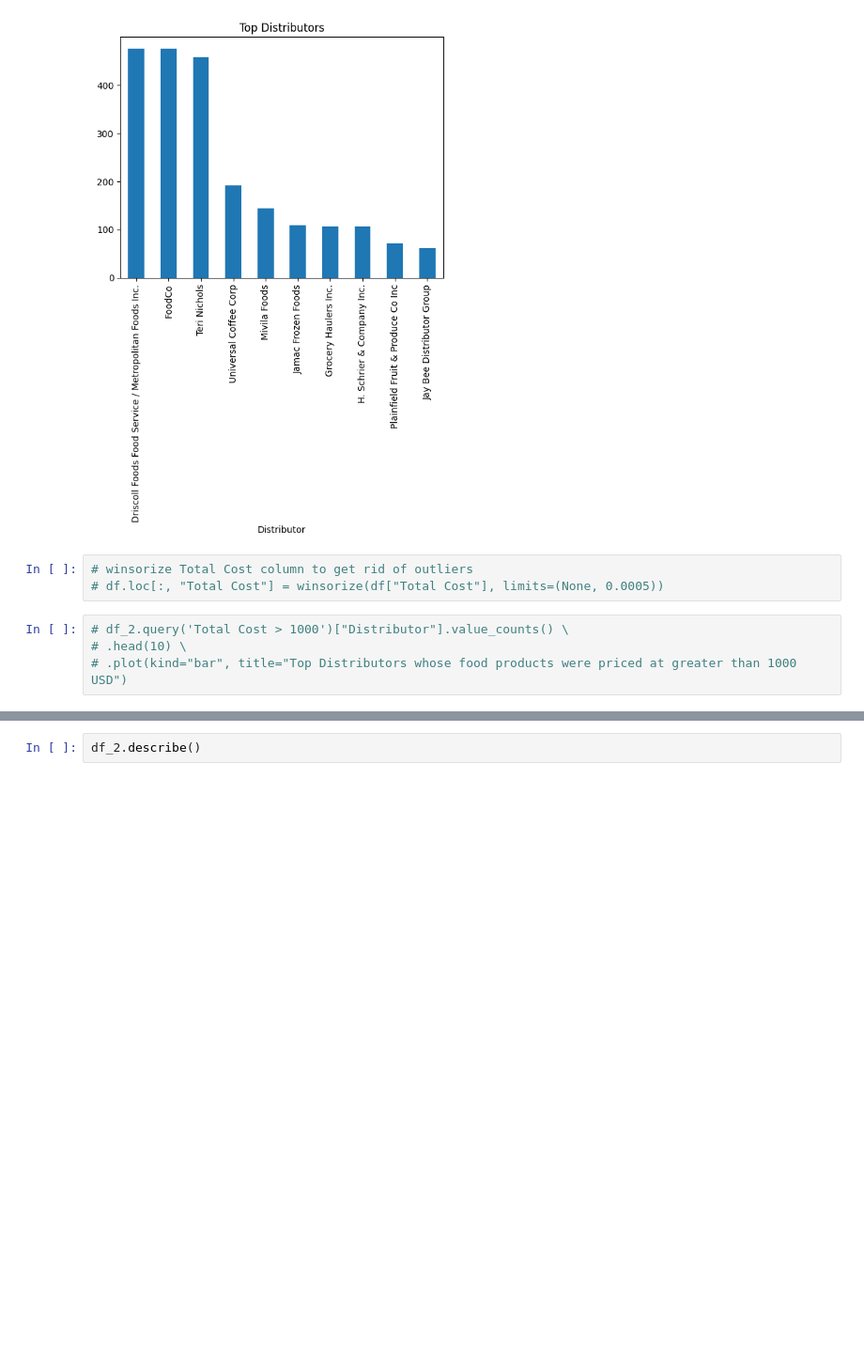
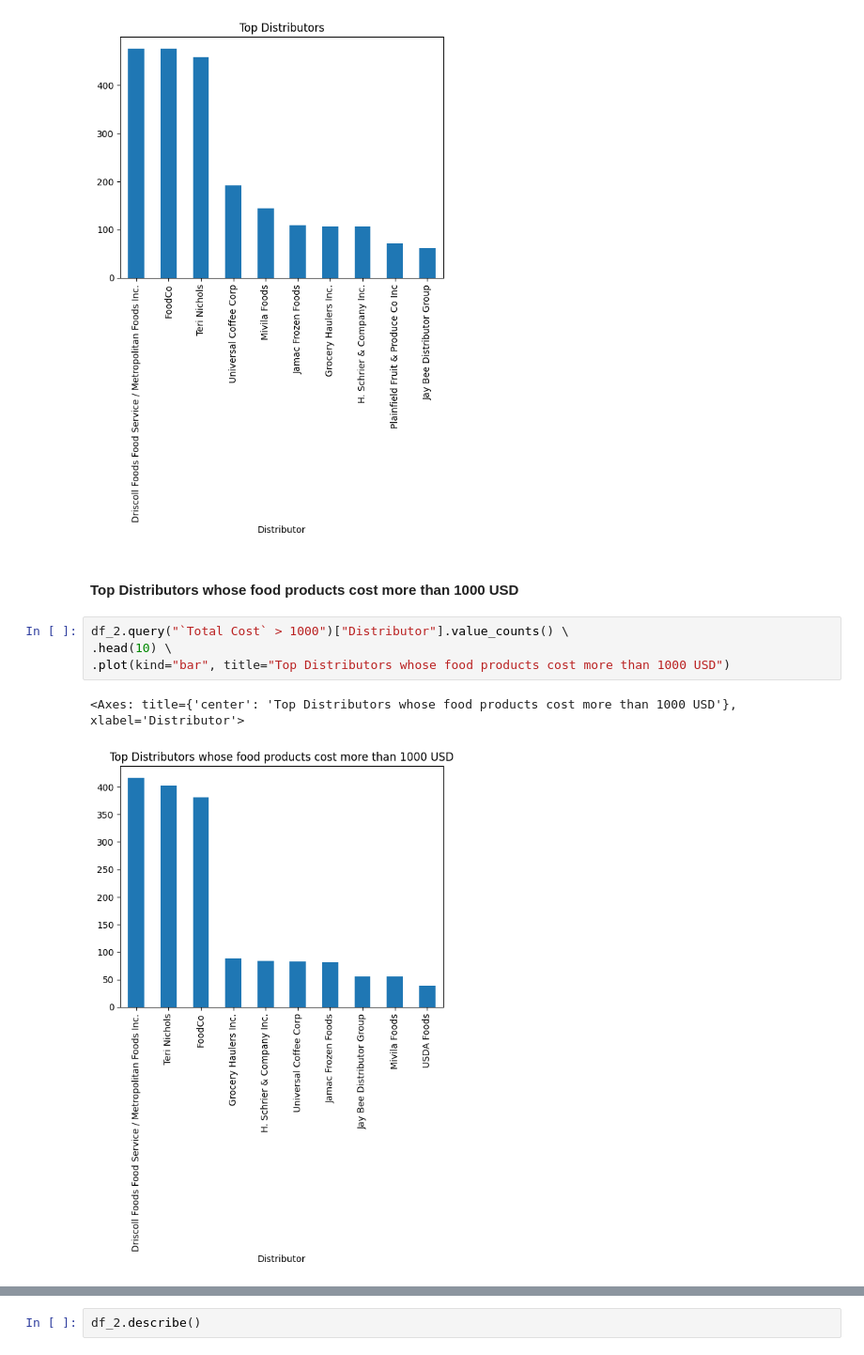
Before and after one commit to rahulnshah/food-cost-prediction, a Jupyter notebook: code.ipynb, the cells around one changed output, grey strips where cells are left out. Shown at 94% size. Cells and saved outputs as stored; diff of their text form; blank space fills up the shorter version.

```diff
--- a/code.ipynb
+++ b/code.ipynb
@@ -318,13 +316,15 @@ df_2["Distributor"].value_counts() \
 # %% [output]
 <Axes: title={'center': 'Top Distributors'}, xlabel='Distributor'>
 [figure]
-# %%
-# winsorize Total Cost column to get rid of outliers
-# df.loc[:, "Total Cost"] = winsorize(df["Total Cost"], limits=(None, 0.0005))
+# %% [markdown]
+#### Top Distributors whose food products cost more than 1000 USD
 # %%
-# df_2.query('Total Cost > 1000')["Distributor"].value_counts() \
-# .head(10) \
-# .plot(kind="bar", title="Top Distributors whose food products were priced at greater than 1000 USD")
+df_2.query("`Total Cost` > 1000")["Distributor"].value_counts() \
+.head(10) \
+.plot(kind="bar", title="Top Distributors whose food products cost more than 1000 USD")
+# %% [output]
+<Axes: title={'center': 'Top Distributors whose food products cost more than 1000 USD'}, xlabel='Distributor'>
+[figure, added]
 # %% [markdown]
 ## Scaling & Encoding
 - Scale: '# of Units', 'Total Weight in lbs', 'Total Cost'
```
Also changed, not shown: parts of 13 cells of this notebook.
